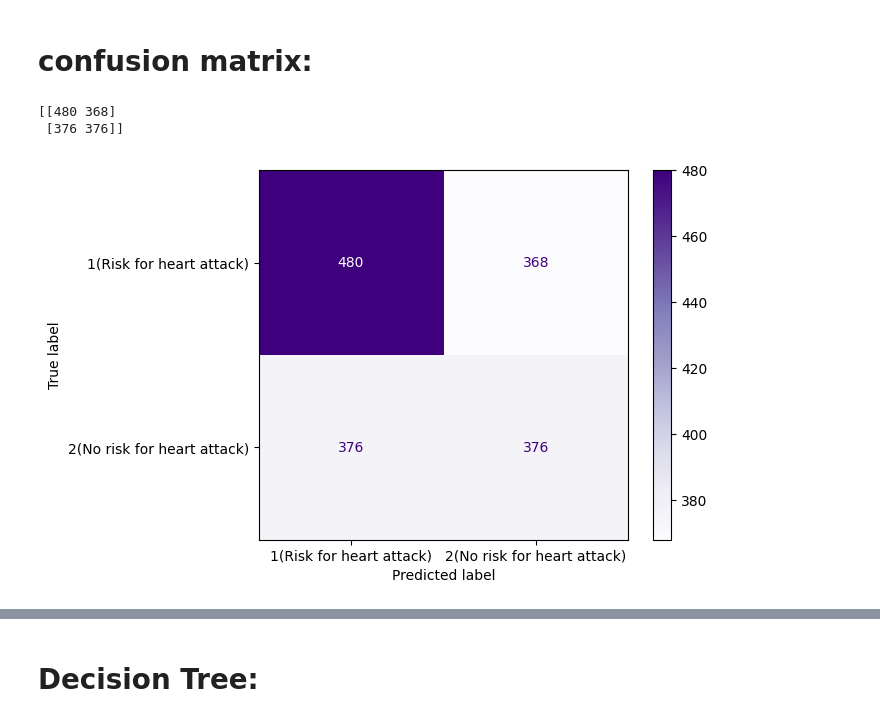
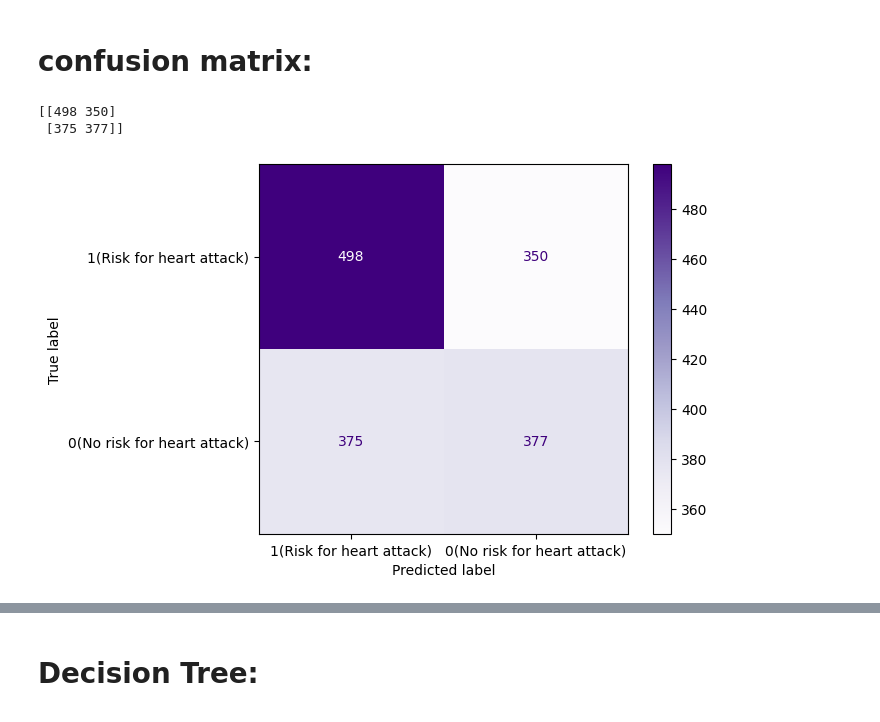
Before and after one commit to FajerAlamro/IT326-Project, a Jupyter notebook: Phase3.ipynb, the cells around one changed output, grey strips where cells are left out. Drawn from its saved outputs; the diff is of its cells as text; code cells hidden in the pictures.

```diff
--- a/Phase3.ipynb
+++ b/Phase3.ipynb
@@ -190,17 +219,17 @@ y_pred_entropy2 = clf2.predict (X_test)
 # %%
 # Compute and print the confusion matrix
 cm = confusion_matrix(y_test, y_pred_entropy2)
 print(cm)
 
-class_labels = {1: '1(Risk for heart attack)', 2: '2(No risk for heart attack)'}
-disp = ConfusionMatrixDisplay(confusion_matrix=cm, display_labels=[class_labels[1], class_labels[2]])
+class_labels = {1: '1(Risk for heart attack)', 0: '0(No risk for heart attack)'}
+disp = ConfusionMatrixDisplay(confusion_matrix=cm, display_labels=[class_labels[1], class_labels[0]])
 
 disp.plot(cmap=plt.cm.Purples)
 plt.show()
 # %% [output]
-[[480 368]
- [376 376]]
+[[498 350]
+ [375 377]]
-[figure, old version]
+[figure, new version]
 # %% [markdown]
 The confusion matrix represents the performance measurement of the classification model. In this case, we have a 2x2 confusion matrix where each row represents the actual classification, and each column represents the predicted classification. From the results, it appears:
 
```
Also changed, not shown: parts of 35 cells of this notebook.
